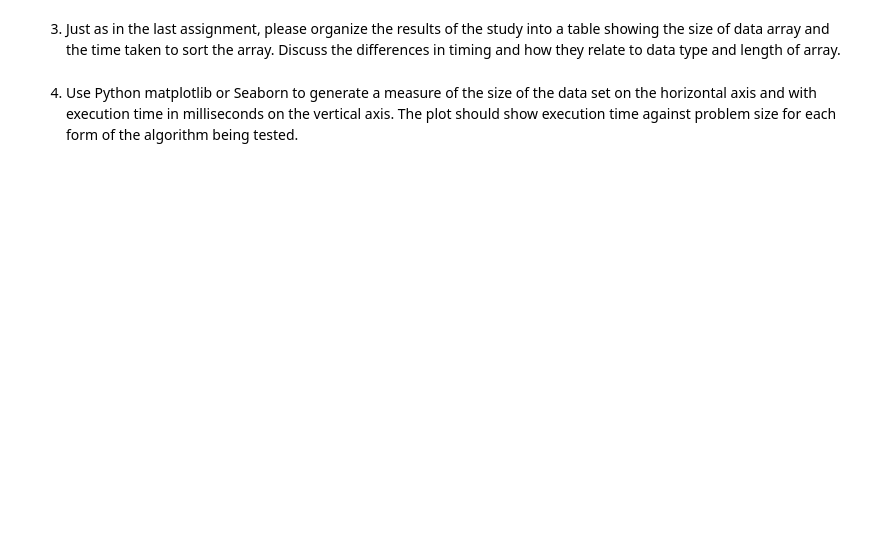
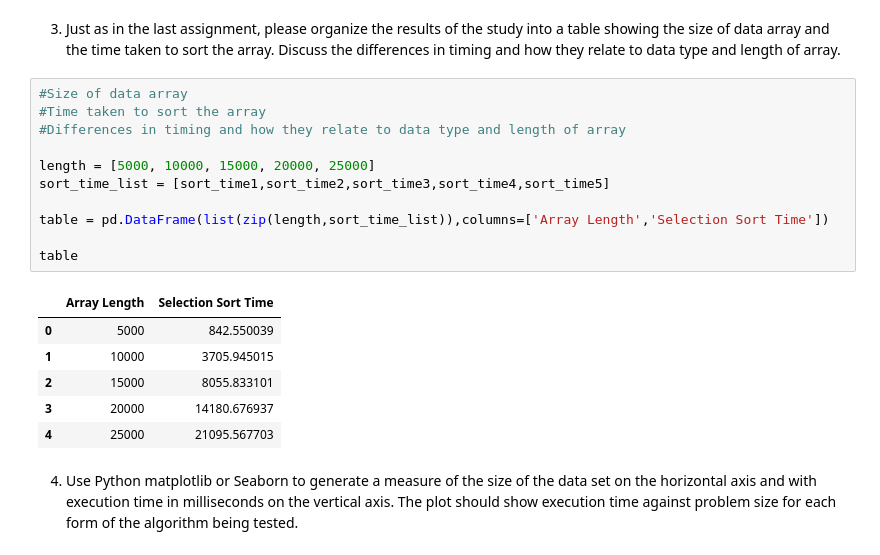
Before and after one commit to vincentpun123/Data-Engineering, a Jupyter notebook: Pun_MiniAssignment_2.ipynb, the cells around one changed output. Cells and saved outputs as stored; diff of their text form; blank space fills up the shorter version.

```diff
--- a/Pun_MiniAssignment_2.ipynb
+++ b/Pun_MiniAssignment_2.ipynb
@@ -120,6 +141,24 @@ print(selectionSort([5, 3, 6, 2, 10]))
 3. Just as in the last assignment, please organize the results of the study into a table showing the size
 of data array and the time taken to sort the array. Discuss the differences in timing and how they
 relate to data type and length of array.
+# %%
+#Size of data array
+#Time taken to sort the array
+#Differences in timing and how they relate to data type and length of array
+
+length = [5000, 10000, 15000, 20000, 25000]
+sort_time_list = [sort_time1,sort_time2,sort_time3,sort_time4,sort_time5]
+
+table = pd.DataFrame(list(zip(length,sort_time_list)),columns=['Array Length','Selection Sort Time'])
+
+table
+# %% [output]
+|  | Array Length | Selection Sort Time |
+| 0 | 5000 | 842.550039 |
+| 1 | 10000 | 3705.945015 |
+| 2 | 15000 | 8055.833101 |
+| 3 | 20000 | 14180.676937 |
+| 4 | 25000 | 21095.567703 |
 # %% [markdown]
 4. Use Python matplotlib or Seaborn to generate a measure of the size of the data set on the horizontal
 axis and with execution time in milliseconds on the vertical axis. The plot should show execution time
```
Also changed, not shown: parts of 4 cells of this notebook.
